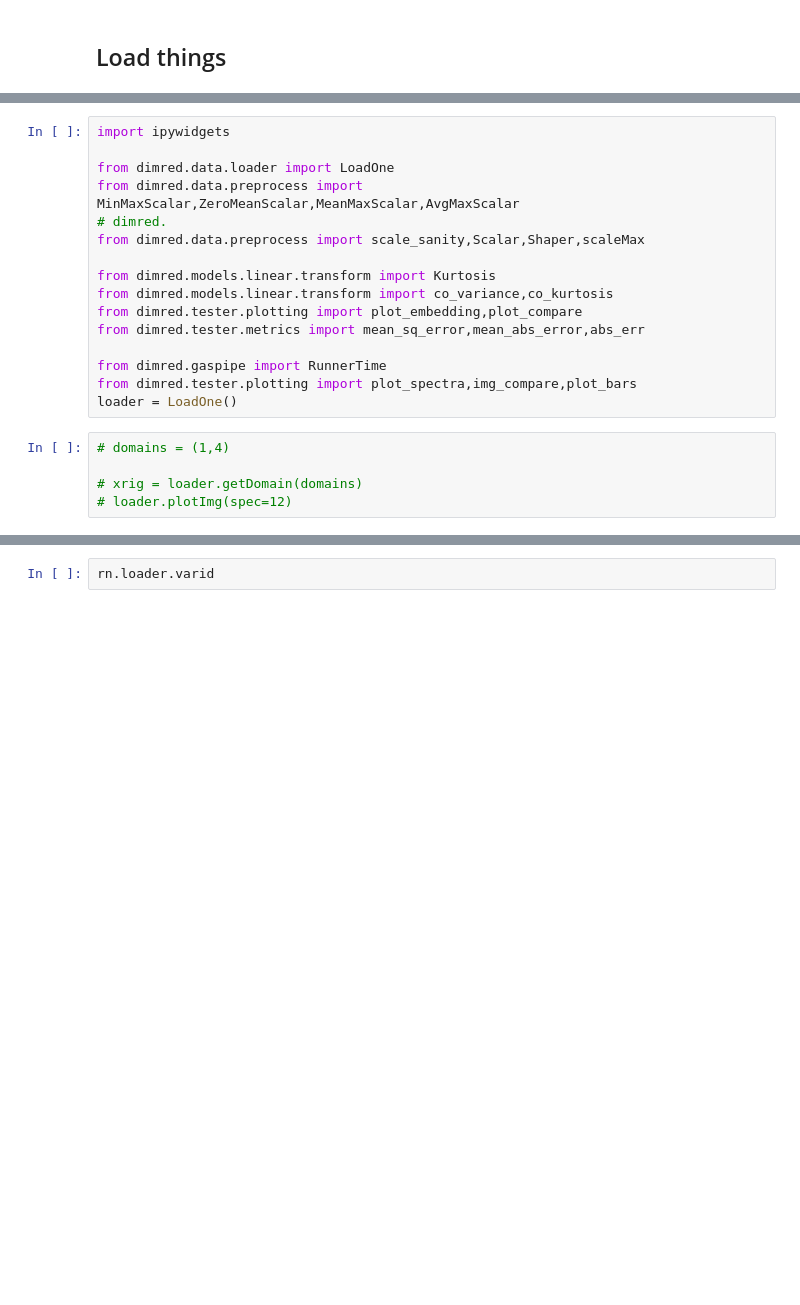
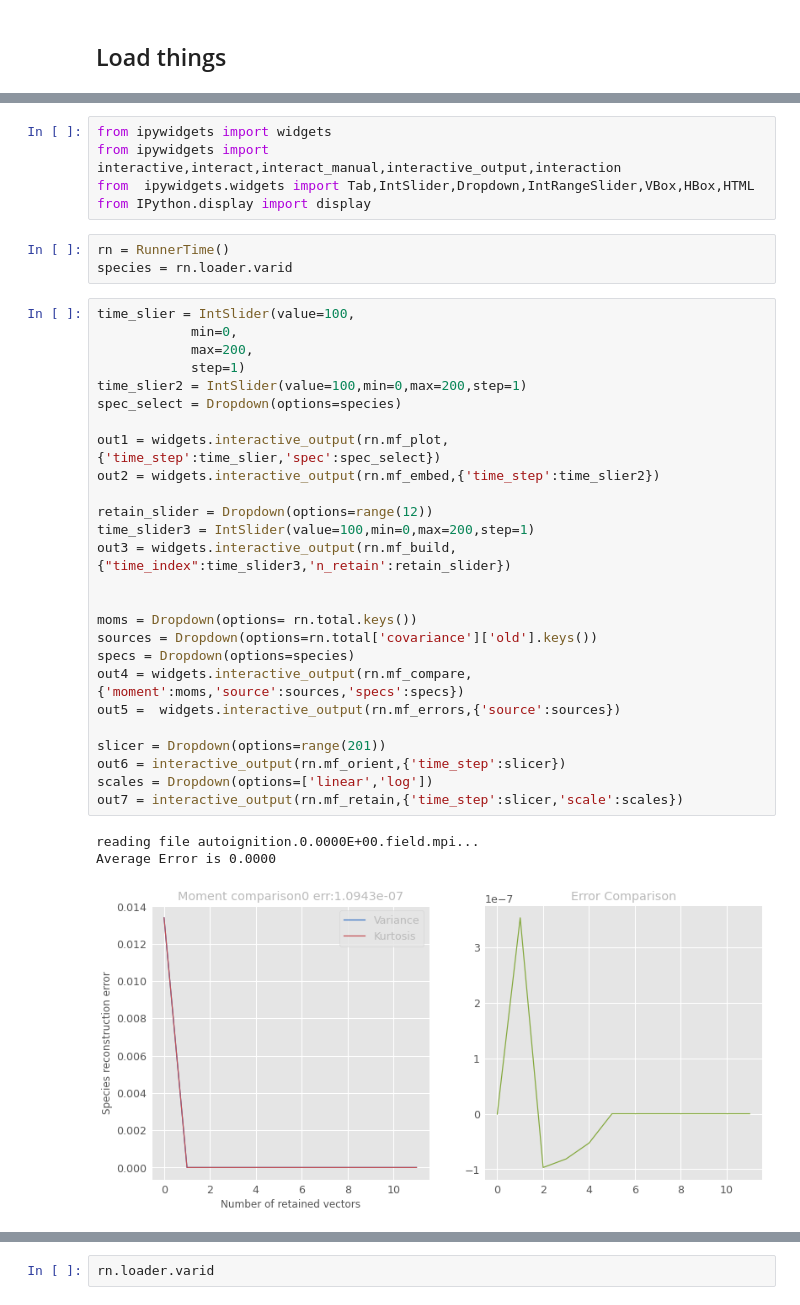
Before and after one commit to kulkarnisp/dim-red, a Jupyter notebook: examples/combust_data.ipynb, the cells around one changed output, grey strips where cells are left out. Cells and saved outputs as stored; diff of their text form; blank space fills up the shorter version.

```diff
--- a/examples/combust_data.ipynb
+++ b/examples/combust_data.ipynb
@@ -16,21 +18,38 @@ import dimred ### library of dimension reduction
-# %%
-import ipywidgets
-
-from dimred.data.loader import LoadOne
-from dimred.data.preprocess import MinMaxScalar,ZeroMeanScalar,MeanMaxScalar,AvgMaxScalar
-# dimred.
-from dimred.data.preprocess import scale_sanity,Scalar,Shaper,scaleMax
-
-from dimred.models.linear.transform import Kurtosis
-from dimred.models.linear.transform import co_variance,co_kurtosis
-from dimred.tester.plotting import plot_embedding,plot_compare
-from dimred.tester.metrics import mean_sq_error,mean_abs_error,abs_err
-
-from dimred.gaspipe import RunnerTime
-from dimred.tester.plotting import plot_spectra,img_compare,plot_bars
-loader = LoadOne()
-# %%
-# domains = (1,4)
-
-# xrig = loader.getDomain(domains)
-# loader.plotImg(spec=12)
+# %%
+from ipywidgets import widgets
+from ipywidgets import interactive,interact,interact_manual,interactive_output,interaction
+from  ipywidgets.widgets import Tab,IntSlider,Dropdown,IntRangeSlider,VBox,HBox,HTML
+from IPython.display import display
+# %%
+rn = RunnerTime()
+species = rn.loader.varid
+# %%
+time_slier = IntSlider(value=100,
+            min=0,
+            max=200,
+            step=1)
+time_slier2 = IntSlider(value=100,min=0,max=200,step=1)
+spec_select = Dropdown(options=species)
+
+out1 = widgets.interactive_output(rn.mf_plot,{'time_step':time_slier,'spec':spec_select})
+out2 = widgets.interactive_output(rn.mf_embed,{'time_step':time_slier2})
+
+retain_slider = Dropdown(options=range(12))
+time_slider3 = IntSlider(value=100,min=0,max=200,step=1)
+out3 = widgets.interactive_output(rn.mf_build,{"time_index":time_slider3,'n_retain':retain_slider})
+
+
+moms = Dropdown(options= rn.total.keys())
+sources = Dropdown(options=rn.total['covariance']['old'].keys())
+specs = Dropdown(options=species)
+out4 = widgets.interactive_output(rn.mf_compare,{'moment':moms,'source':sources,'specs':specs})
+out5 =  widgets.interactive_output(rn.mf_errors,{'source':sources})
+
+slicer = Dropdown(options=range(201))
+out6 = interactive_output(rn.mf_orient,{'time_step':slicer})
+scales = Dropdown(options=['linear','log'])
+out7 = interactive_output(rn.mf_retain,{'time_step':slicer,'scale':scales})
+# %% [output]
+reading file autoignition.0.0000E+00.field.mpi...
+Average Error is 0.0000
+[figure, added]
```
Also changed, not shown: parts of 28 cells of this notebook, 8 other files.
